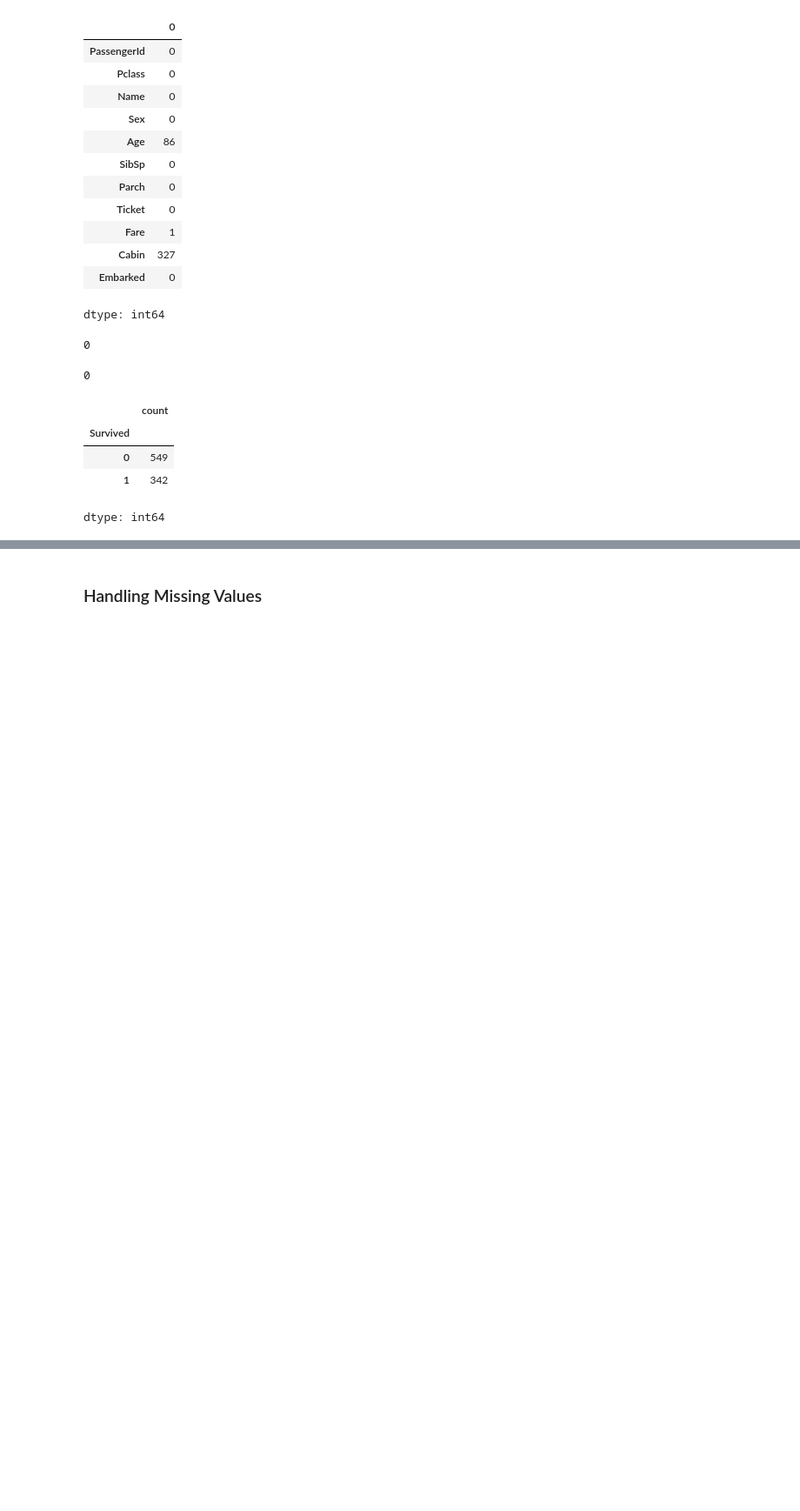
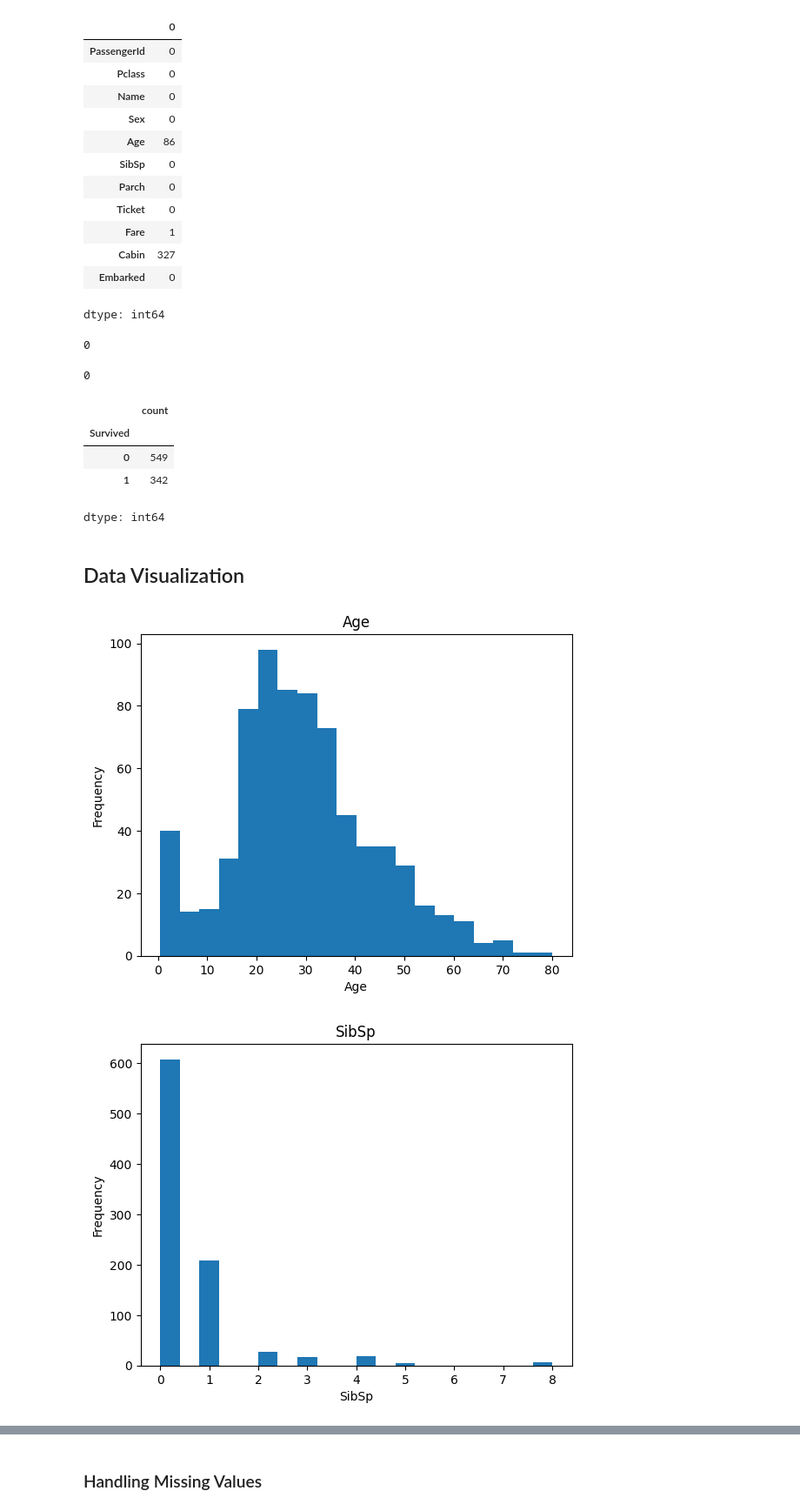
Before and after one commit to machiwao/ml-development, a Jupyter notebook: kaggle_Titanic.ipynb, the cells around one changed output, grey strips where cells are left out. Shown at 87% size. Drawn from its saved outputs; the diff is of its cells as text; code cells hidden in the pictures; blank space fills up the shorter version.

```diff
--- a/kaggle_Titanic.ipynb
+++ b/kaggle_Titanic.ipynb
@@ -149,3 +149,18 @@ df['Survived'].value_counts()
 | 0 | 549 |
 | 1 | 342 |
 dtype: int64
+# %% [markdown]
+## Data Visualization
+# %%
+numeric_cols = df[['Age', 'SibSp', 'Parch', 'Fare']]
+categorical_cols = df[['Survived', 'Pclass', 'Sex', 'Embarked']]
+# %%
+for label in numeric_cols:
+    plt.hist(df[label], bins=20)
+    plt.xlabel(label)
+    plt.ylabel('Frequency')
+    plt.title(label)
+    plt.show()
+# %% [output]
+[figure, added]
+[figure, added]
```
Also changed, not shown: parts of 53 cells of this notebook.
